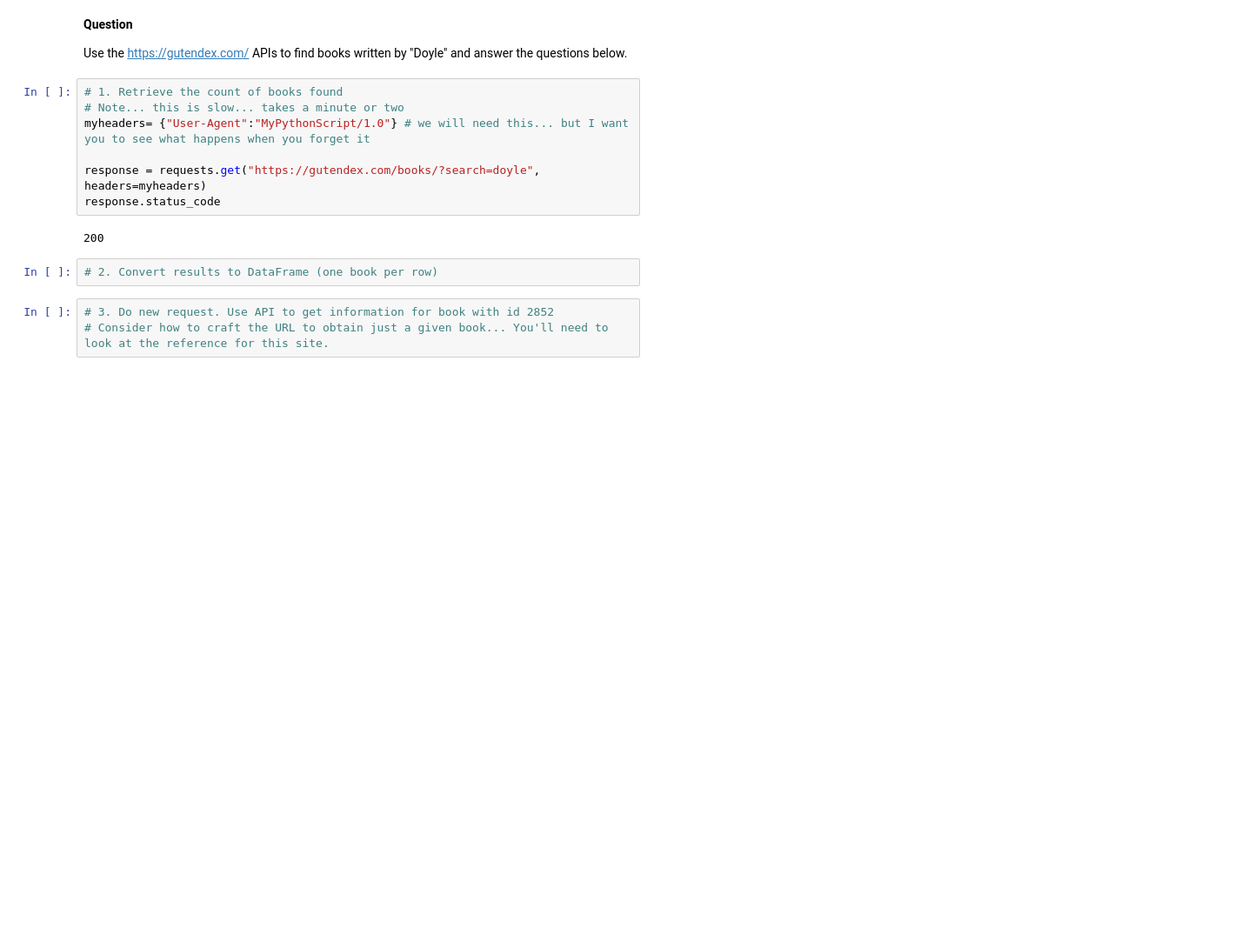
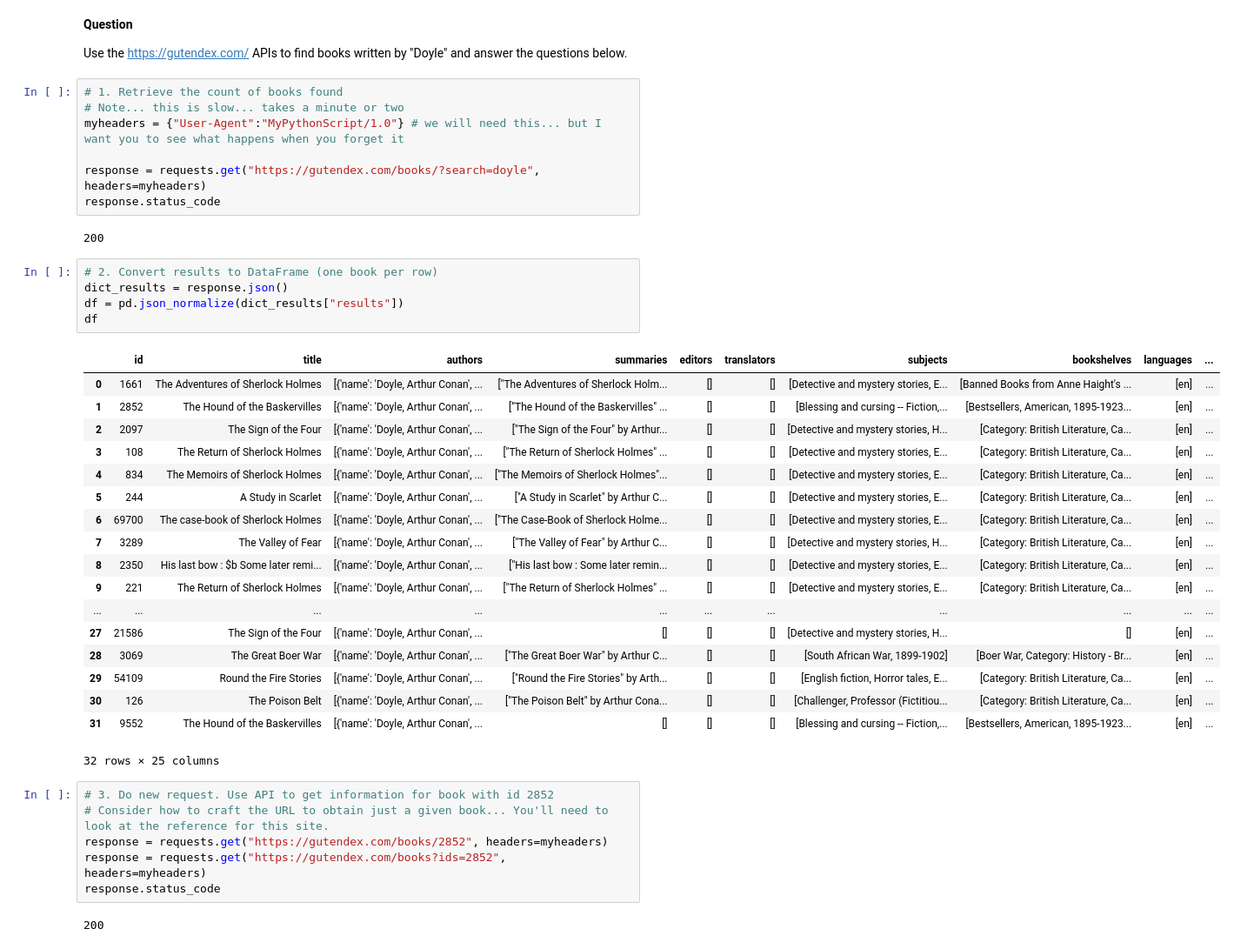
Before and after one commit to amcnett/data-sci, a Jupyter notebook: Sources of Data - Introduction.ipynb, the cells around one changed output. Shown at 87% size. Drawn from its saved outputs; the diff is of its cells as text; blank space fills up the shorter version.

```diff
--- a/Sources of Data - Introduction.ipynb
+++ b/Sources of Data - Introduction.ipynb
@@ -240,7 +242,7 @@ Use the https://gutendex.com/ APIs to find books written by "Doyle" and answer t
 # %%
 # 1. Retrieve the count of books found
 # Note... this is slow... takes a minute or two
-myheaders= {"User-Agent":"MyPythonScript/1.0"} # we will need this... but I want you to see what happens when you forget it
+myheaders = {"User-Agent":"MyPythonScript/1.0"} # we will need this... but I want you to see what happens when you forget it
 
 response = requests.get("https://gutendex.com/books/?search=doyle", headers=myheaders)
 response.status_code
@@ -248,8 +250,35 @@ response.status_code
 200
 # %%
 # 2. Convert results to DataFrame (one book per row)
+dict_results = response.json()
+df = pd.json_normalize(dict_results["results"])
+df
+# %% [output]
+|  | id | title | authors | summaries | editors | translators | subjects | bookshelves | languages | ... |
+| 0 | 1661 | The Adventures of Sherlock Holmes | [{'name': 'Doyle, Arthur Conan', ... | ["The Adventures of Sherlock Holm... | [] | [] | [Detective and mystery stories, E... | [Banned Books from Anne Haight's ... | [en] | ... |
+| 1 | 2852 | The Hound of the Baskervilles | [{'name': 'Doyle, Arthur Conan', ... | ["The Hound of the Baskervilles" ... | [] | [] | [Blessing and cursing -- Fiction,... | [Bestsellers, American, 1895-1923... | [en] | ... |
+| 2 | 2097 | The Sign of the Four | [{'name': 'Doyle, Arthur Conan', ... | ["The Sign of the Four" by Arthur... | [] | [] | [Detective and mystery stories, H... | [Category: British Literature, Ca... | [en] | ... |
+| 3 | 108 | The Return of Sherlock Holmes | [{'name': 'Doyle, Arthur Conan', ... | ["The Return of Sherlock Holmes" ... | [] | [] | [Detective and mystery stories, E... | [Category: British Literature, Ca... | [en] | ... |
+| 4 | 834 | The Memoirs of Sherlock Holmes | [{'name': 'Doyle, Arthur Conan', ... | ["The Memoirs of Sherlock Holmes"... | [] | [] | [Detective and mystery stories, E... | [Category: British Literature, Ca... | [en] | ... |
+| 5 | 244 | A Study in Scarlet | [{'name': 'Doyle, Arthur Conan', ... | ["A Study in Scarlet" by Arthur C... | [] | [] | [Detective and mystery stories, E... | [Category: British Literature, Ca... | [en] | ... |
+| 6 | 69700 | The case-book of Sherlock Holmes | [{'name': 'Doyle, Arthur Conan', ... | ["The Case-Book of Sherlock Holme... | [] | [] | [Detective and mystery stories, E... | [Category: British Literature, Ca... | [en] | ... |
+| 7 | 3289 | The Valley of Fear | [{'name': 'Doyle, Arthur Conan', ... | ["The Valley of Fear" by Arthur C... | [] | [] | [Detective and mystery stories, H... | [Category: British Literature, Ca... | [en] | ... |
+| 8 | 2350 | His last bow : $b Some later remi... | [{'name': 'Doyle, Arthur Conan', ... | ["His last bow : Some later remin... | [] | [] | [Detective and mystery stories, E... | [Category: British Literature, Ca... | [en] | ... |
+| 9 | 221 | The Return of Sherlock Holmes | [{'name': 'Doyle, Arthur Conan', ... | ["The Return of Sherlock Holmes" ... | [] | [] | [Detective and mystery stories, E... | [Category: British Literature, Ca... | [en] | ... |
+| ... | ... | ... | ... | ... | ... | ... | ... | ... | ... | ... |
+| 27 | 21586 | The Sign of the Four | [{'name': 'Doyle, Arthur Conan', ... | [] | [] | [] | [Detective and mystery stories, H... | [] | [en] | ... |
+| 28 | 3069 | The Great Boer War | [{'name': 'Doyle, Arthur Conan', ... | ["The Great Boer War" by Arthur C... | [] | [] | [South African War, 1899-1902] | [Boer War, Category: History - Br... | [en] | ... |
+| 29 | 54109 | Round the Fire Stories | [{'name': 'Doyle, Arthur Conan', ... | ["Round the Fire Stories" by Arth... | [] | [] | [English fiction, Horror tales, E... | [Category: British Literature, Ca... | [en] | ... |
+| 30 | 126 | The Poison Belt | [{'name': 'Doyle, Arthur Conan', ... | ["The Poison Belt" by Arthur Cona... | [] | [] | [Challenger, Professor (Fictitiou... | [Category: British Literature, Ca... | [en] | ... |
+| 31 | 9552 | The Hound of the Baskervilles | [{'name': 'Doyle, Arthur Conan', ... | [] | [] | [] | [Blessing and cursing -- Fiction,... | [Bestsellers, American, 1895-1923... | [en] | ... |
+32 rows × 25 columns
 # %%
 # 3. Do new request. Use API to get information for book with id 2852
 # Consider how to craft the URL to obtain just a given book... You'll need to look at the reference for this site.
+response = requests.get("https://gutendex.com/books/2852", headers=myheaders)
+response = requests.get("https://gutendex.com/books?ids=2852", headers=myheaders)
+response.status_code
+# %% [output]
+200
 # %%
 # 4. Print the subjects of this book
```
Also changed, not shown: parts of 4 cells of this notebook, 2 other files.
